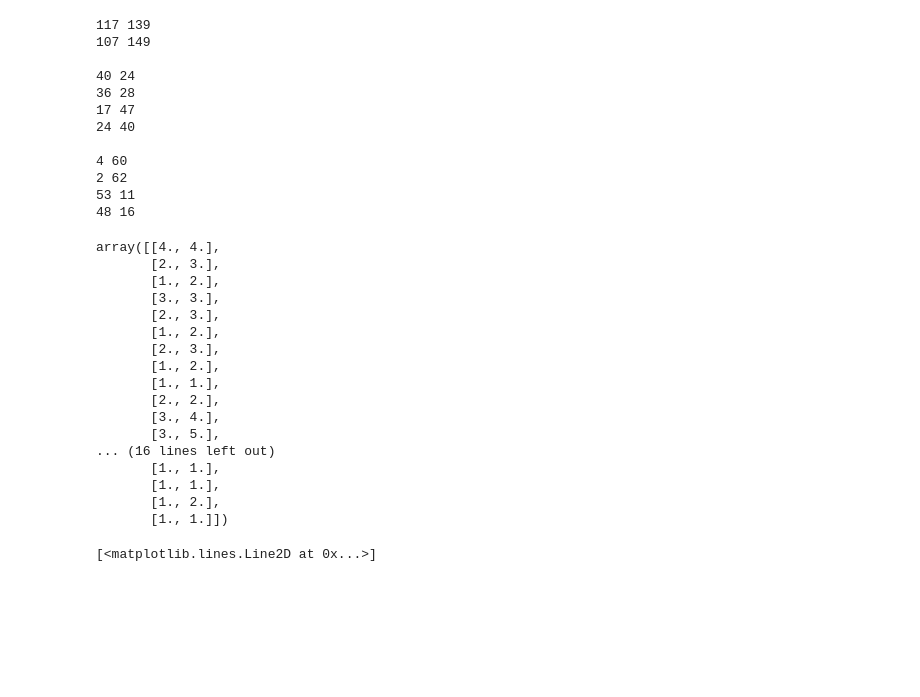
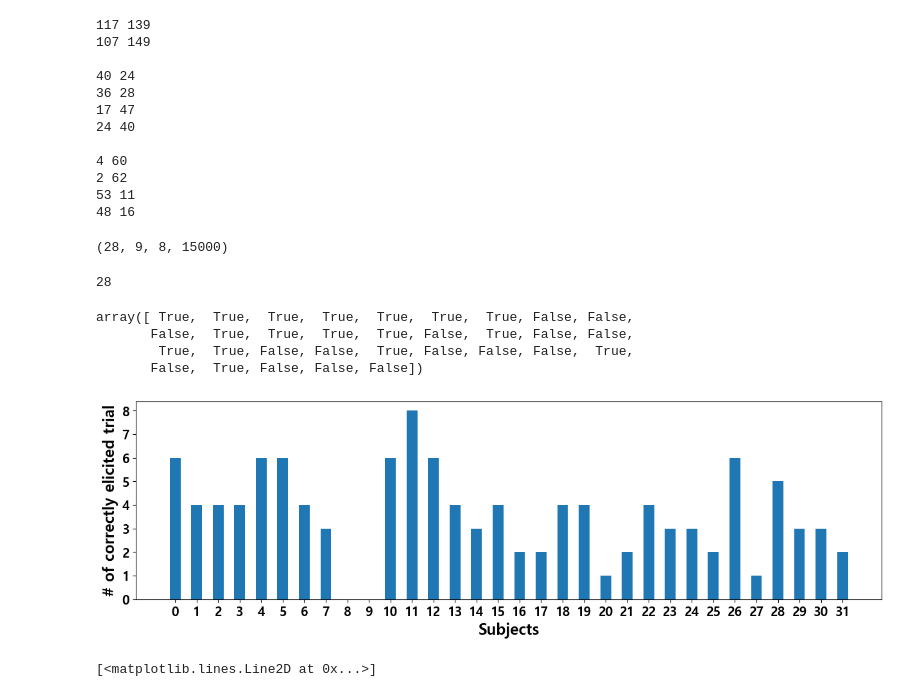
Before and after one commit to sees4321/Samsung_2024, a Jupyter notebook: emotion_data_analyze.ipynb, the cells around one changed output. Drawn from its saved outputs; the diff is of its cells as text; code cells hidden in the pictures; blank space fills up the shorter version.

```diff
--- a/emotion_data_analyze.ipynb
+++ b/emotion_data_analyze.ipynb
@@ -28,27 +28,42 @@ for i in range(4):
 2 62
 53 11
 48 16
-# %%
-new_emotion_label = emotion_label[:,1:]
-new_emotion_label[:,0:2,0]
-# %% [output]
-array([[4., 4.],
-       [2., 3.],
-       [1., 2.],
-       [3., 3.],
-       [2., 3.],
-       [1., 2.],
-       [2., 3.],
-       [1., 2.],
-       [1., 1.],
-       [2., 2.],
-       [3., 4.],
-       [3., 5.],
-... (16 lines left out)
-       [1., 1.],
-       [1., 1.],
-       [1., 2.],
-       [1., 1.]])
+# %%
+emotion_data[h > 1].shape
+# %% [output]
+(28, 9, 8, 15000)
+# %%
+sum(h>1)
+# %% [output]
+28
+# %%
+new_emotion_label = emotion_label[:,1:]
+h = np.zeros((32,),int)
+h += (new_emotion_label[:,0,0].T > 2) & (new_emotion_label[:,0,1].T > 2)
+h += (new_emotion_label[:,1,0].T > 2) & (new_emotion_label[:,1,1].T > 2)
+h += (new_emotion_label[:,2,0].T < 3) & (new_emotion_label[:,2,1].T > 2)
+h += (new_emotion_label[:,3,0].T < 3) & (new_emotion_label[:,3,1].T > 2)
+h += (new_emotion_label[:,4,0].T > 2) & (new_emotion_label[:,4,1].T < 3)
+h += (new_emotion_label[:,5,0].T > 2) & (new_emotion_label[:,5,1].T < 3)
+h += (new_emotion_label[:,6,0].T < 3) & (new_emotion_label[:,6,1].T < 3)
+h += (new_emotion_label[:,7,0].T < 3) & (new_emotion_label[:,7,1].T < 3)
+h
+# p = (new_emotion_label[:,0,0].T > 2) & (new_emotion_label[:,1,0].T > 2)
+plt.figure(figsize=(15,4))
+plt.bar(np.arange(0,32,1), h, 0.5)
+plt.xticks(np.arange(0,32,1), fontweight='bold', fontsize='x-large', fontfamily='Malgun Gothic')
+plt.yticks(np.arange(0,9,1), fontweight='semibold',fontsize='x-large', fontfamily='Malgun Gothic')
+plt.ylabel("# of correctly elicited trial", fontsize='xx-large', fontweight='bold', fontfamily='Malgun Gothic')
+plt.xlabel("Subjects", fontsize='xx-large', fontweight='bold', fontfamily='Malgun Gothic')
+# .legend(['Arousal','Valence'], fontsize='x-large')
+np.where(h < 3)
+h > 3
+# %% [output]
+array([ True,  True,  True,  True,  True,  True,  True, False, False,
+       False,  True,  True,  True,  True, False,  True, False, False,
+        True,  True, False, False,  True, False, False, False,  True,
+       False,  True, False, False, False])
+[figure, added]
 # %%
 plt.figure(figsize=(22,5))
 plt.plot(emotion_data[0,0,0,125*110:]/1000)
```
Also changed, not shown: parts of 1 cell of this notebook, 12 other files.
